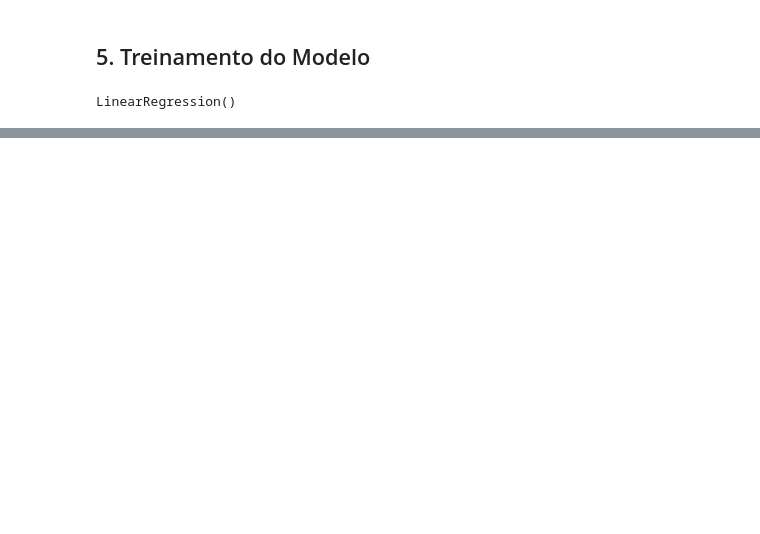
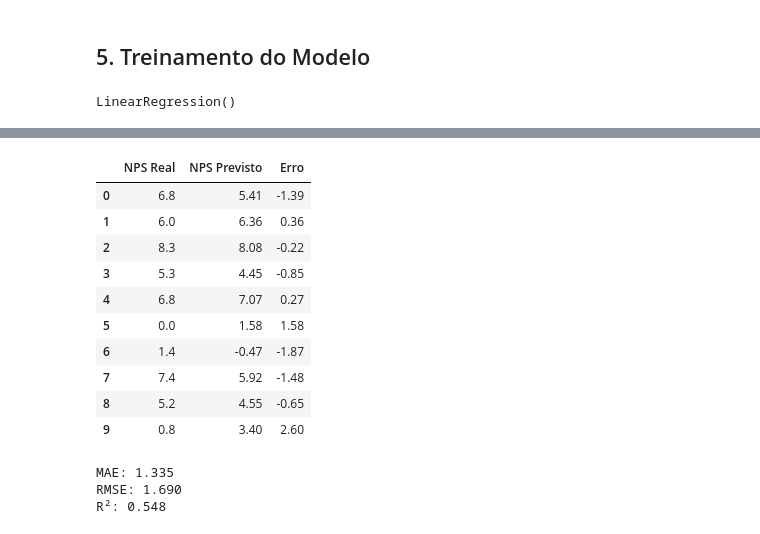
Before and after one commit to CelioRodrigues/analise-nps, a Jupyter notebook: notebooks/02_modelo_regressao_linear.ipynb, the cells around one changed output, grey strips where cells are left out. Cells and saved outputs as stored; diff of their text form; code cells hidden in the pictures; blank space fills up the shorter version.

```diff
--- a/notebooks/02_modelo_regressao_linear.ipynb
+++ b/notebooks/02_modelo_regressao_linear.ipynb
@@ -184,0 +195,42 @@ LinearRegression()
+# %%
+# Gerar previsões com os dados de teste
+y_pred = modelo.predict(X_teste_transformado)
+
+# Comparar valores reais e previstos
+comparacao_previsoes = pd.DataFrame({
+    "NPS Real": y_teste.values,
+    "NPS Previsto": y_pred
+})
+
+# Calcular diferença entre previsto e real
+comparacao_previsoes["Erro"] = (
+    comparacao_previsoes["NPS Previsto"]
+    - comparacao_previsoes["NPS Real"]
+)
+
+comparacao_previsoes.head(10).round(2)
+# %% [output]
+|  | NPS Real | NPS Previsto | Erro |
+| 0 | 6.8 | 5.41 | -1.39 |
+| 1 | 6.0 | 6.36 | 0.36 |
+| 2 | 8.3 | 8.08 | -0.22 |
+| 3 | 5.3 | 4.45 | -0.85 |
+| 4 | 6.8 | 7.07 | 0.27 |
+| 5 | 0.0 | 1.58 | 1.58 |
+| 6 | 1.4 | -0.47 | -1.87 |
+| 7 | 7.4 | 5.92 | -1.48 |
+| 8 | 5.2 | 4.55 | -0.65 |
+| 9 | 0.8 | 3.40 | 2.60 |
+# %%
+# Calcular métricas de avaliação
+mae = mean_absolute_error(y_teste, y_pred)
+rmse = np.sqrt(mean_squared_error(y_teste, y_pred))
+r2 = r2_score(y_teste, y_pred)
+
+print(f"MAE: {mae:.3f}")
+print(f"RMSE: {rmse:.3f}")
+print(f"R²: {r2:.3f}")
+# %% [output]
+MAE: 1.335
+RMSE: 1.690
+R²: 0.548
```
Also changed, not shown: parts of 10 cells of this notebook.
